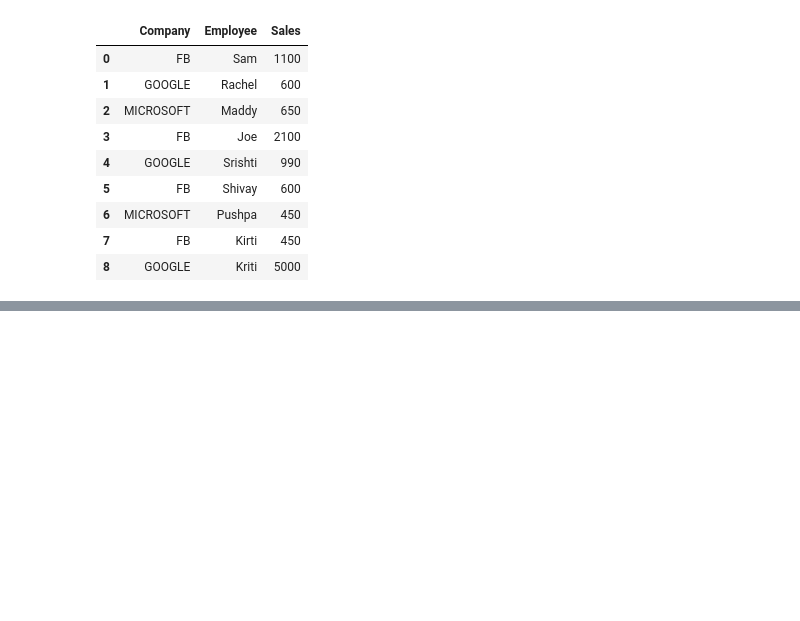
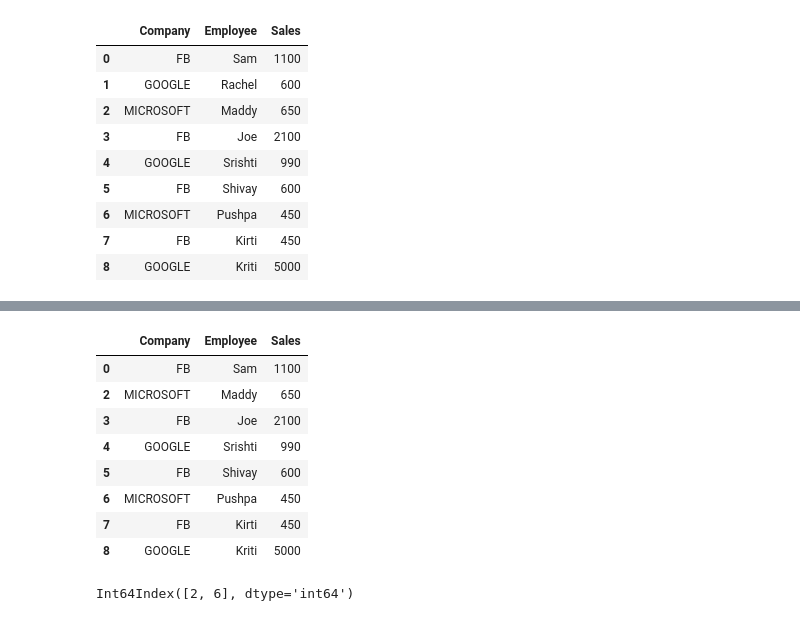
Before and after one commit to kriti-ixix/ai-1030, a Jupyter notebook: data analytics/pandas.ipynb, the cells around one changed output, grey strips where cells are left out. Drawn from its saved outputs; the diff is of its cells as text; code cells hidden in the pictures; blank space fills up the shorter version.

```diff
--- a/data analytics/pandas.ipynb
+++ b/data analytics/pandas.ipynb
@@ -554,0 +574,16 @@ df
+# %%
+df.drop(1)
+# %% [output]
+|  | Company | Employee | Sales |
+| 0 | FB | Sam | 1100 |
+| 2 | MICROSOFT | Maddy | 650 |
+| 3 | FB | Joe | 2100 |
+| 4 | GOOGLE | Srishti | 990 |
+| 5 | FB | Shivay | 600 |
+| 6 | MICROSOFT | Pushpa | 450 |
+| 7 | FB | Kirti | 450 |
+| 8 | GOOGLE | Kriti | 5000 |
+# %%
+df[df['Company'] == 'MICROSOFT'].index
+# %% [output]
+Int64Index([2, 6], dtype='int64')
```
Also changed, not shown: parts of 29 cells of this notebook.
